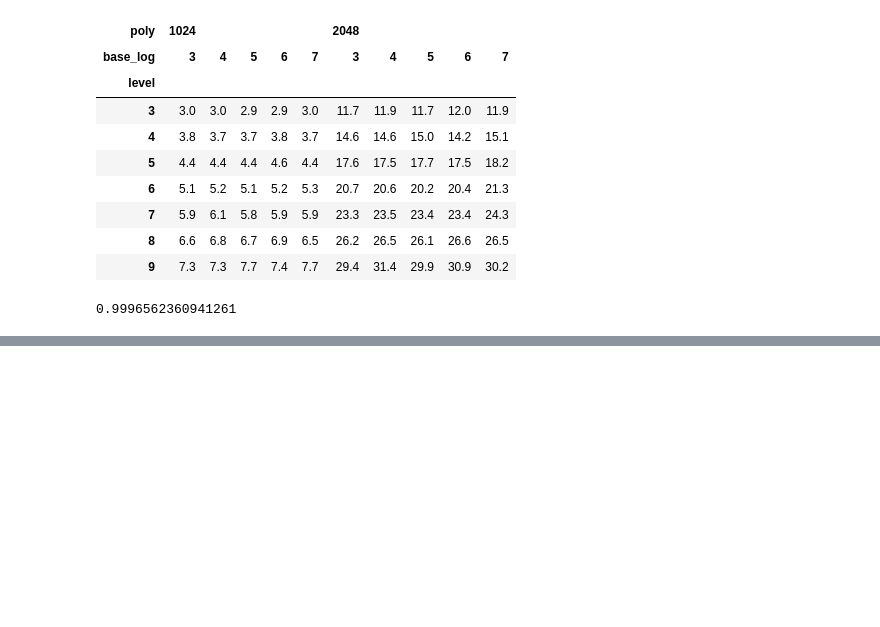
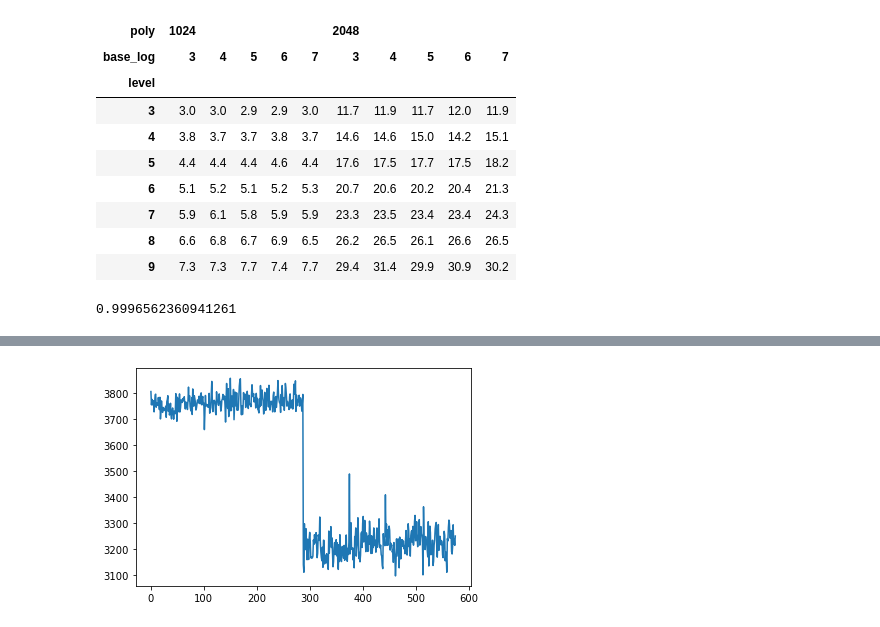
Before and after one commit to rickardbrannvall/teewondee, a Jupyter notebook: ewma_GVI/stats.ipynb, the cells around one changed output, grey strips where cells are left out. Drawn from its saved outputs; the diff is of its cells as text; code cells hidden in the pictures; blank space fills up the shorter version.

```diff
--- a/ewma_GVI/stats.ipynb
+++ b/ewma_GVI/stats.ipynb
@@ -156,0 +265,13 @@ np.exp(-np.log(2)/(24*7))
+# %%
+def splitter_scores(test):
+    tmp = test.replace("NA","0").split()
+    return ["_".join(tmp[0:3])] + tmp[0].split("_") + tmp[1:3] + [int(item) for item in tmp[-2:]]
+
+temp = !cat scores_stats.txt
+
+df_scores = pd.DataFrame([splitter_scores(line) for line in temp],
+        columns=["id", "bs","poly","dim","base_log","level","data","func", "idx", "time"])
+
+
+print(df_scores["poly"].unique(), df_scores["func"].unique())
+df_scores.head()
@@ -156,0 +353,5 @@ np.exp(-np.log(2)/(24*7))
+# %%
+df_scores.loc[df_scores["id"]=="80_1024_1_6_4_CGM_p77_24h_2_3_400_TIR","time"].reset_index(drop=True).plot()
+plt.show()
+# %% [output]
+[figure, added]
```
Also changed, not shown: parts of 23 cells of this notebook, 14 other files.
